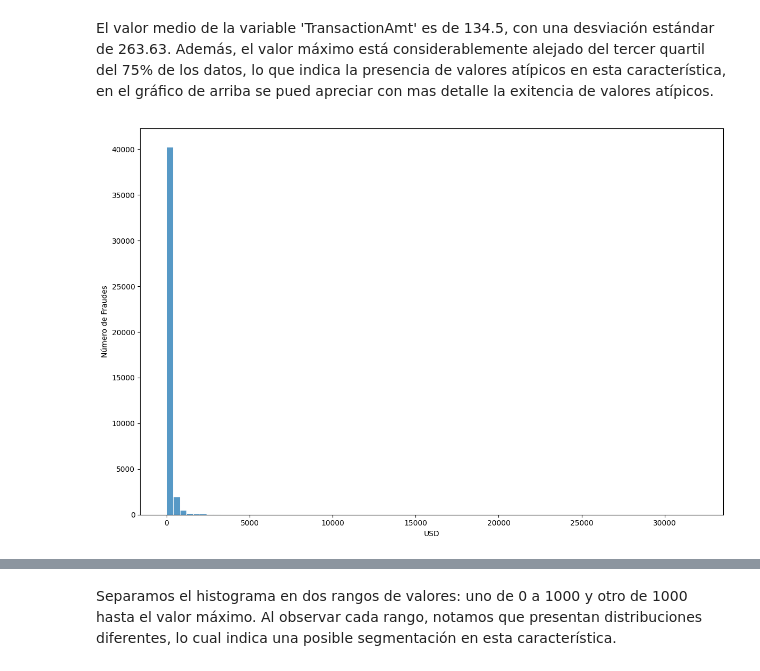
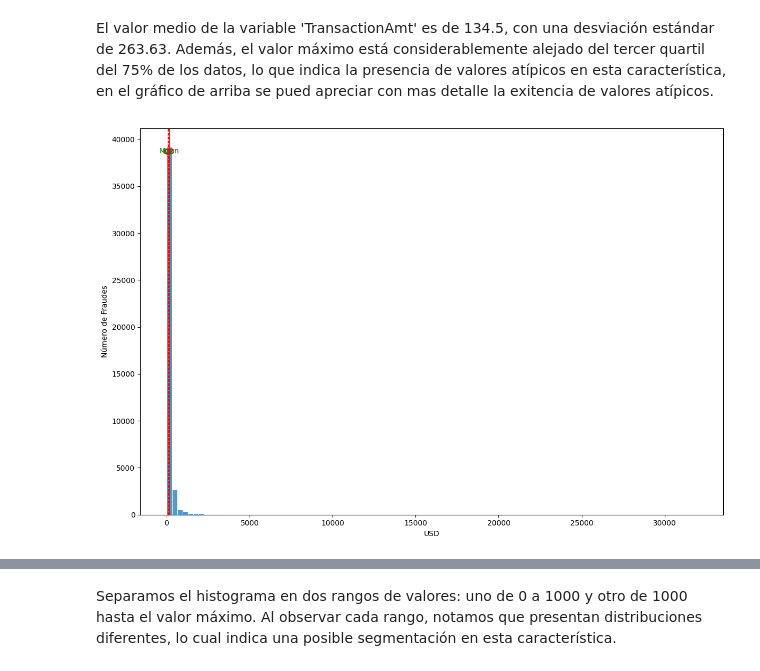
Before and after one commit to JRamos84/deteccion_fraude, a Jupyter notebook: notebooks/01_Exploratiry_Data_Analysis.ipynb, the cells around one changed output, grey strips where cells are left out. Cells and saved outputs as stored; diff of their text form; code cells hidden in the pictures.

```diff
--- a/notebooks/01_Exploratiry_Data_Analysis.ipynb
+++ b/notebooks/01_Exploratiry_Data_Analysis.ipynb
@@ -476,13 +472,32 @@ plt.show()
 [figure]
 # %% [markdown]
 El valor medio de la variable 'TransactionAmt' es de 134.5, con una desviación estándar de 263.63. Además, el valor máximo está considerablemente alejado del tercer quartil del 75%  de los datos, lo que indica la presencia de valores atípicos en esta característica, en el gráfico de arriba se pued apreciar con mas detalle la exitencia de valores atípicos.
-# %%
-fig, axs = plt.subplots(tight_layout=True, figsize=(12, 8))
-
-sns.histplot(data=df_train, x='TransactionAmt', bins=80, color='tab:blue', edgecolor="white", linewidth=0.7, label='No')
-axs.set_ylabel('Número de Fraudes')
-axs.set_xlabel('USD')
-
-plt.show()
-# %% [output]
-[figure, removed]
+# %%
+quartiles = np.percentile(df_train['TransactionAmt'], [25, 50, 75])
+mean_value = df_train['TransactionAmt'].mean()
+
+fig, axs = plt.subplots(tight_layout=True, figsize=(12, 8))
+
+# Crear el histograma
+sns.histplot(data=df_train, x='TransactionAmt', bins=100, color='tab:blue', edgecolor="white", linewidth=0.7, label='No', log_scale=False, ax=axs)
+
+# Añadir líneas de los cuartiles
+for q in quartiles:
+    axs.axvline(q, color='red', linestyle='--', linewidth=1)
+
+# Añadir línea de la media
+axs.axvline(mean_value, color='green', linestyle='-', linewidth=1)
+
+# Etiquetas y título
+axs.set_ylabel('Número de Fraudes')
+axs.set_xlabel('USD')
+
+# Añadir leyenda para los cuartiles y la media
+quartile_labels = ['Q1', 'Q2', 'Q3']
+for i, q in enumerate(quartiles):
+    axs.text(q, axs.get_ylim()[1] * 0.95, quartile_labels[i], color='red', ha='center', va='top')
+axs.text(mean_value, axs.get_ylim()[1] * 0.95, 'Mean', color='green', ha='center', va='top')
+
+plt.show()
+# %% [output]
+[figure, added]
```
Also changed, not shown: parts of 10 cells of this notebook.
